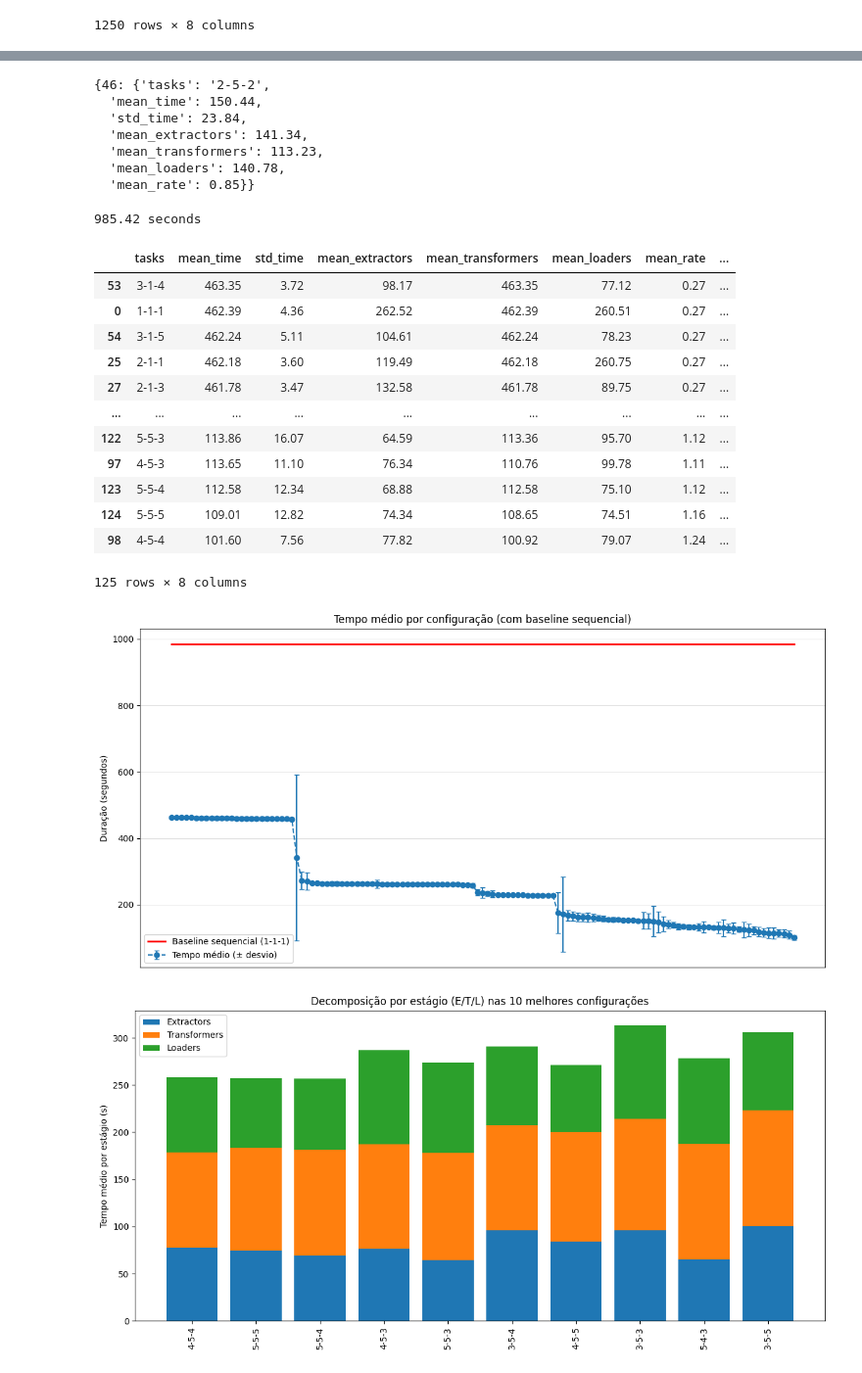
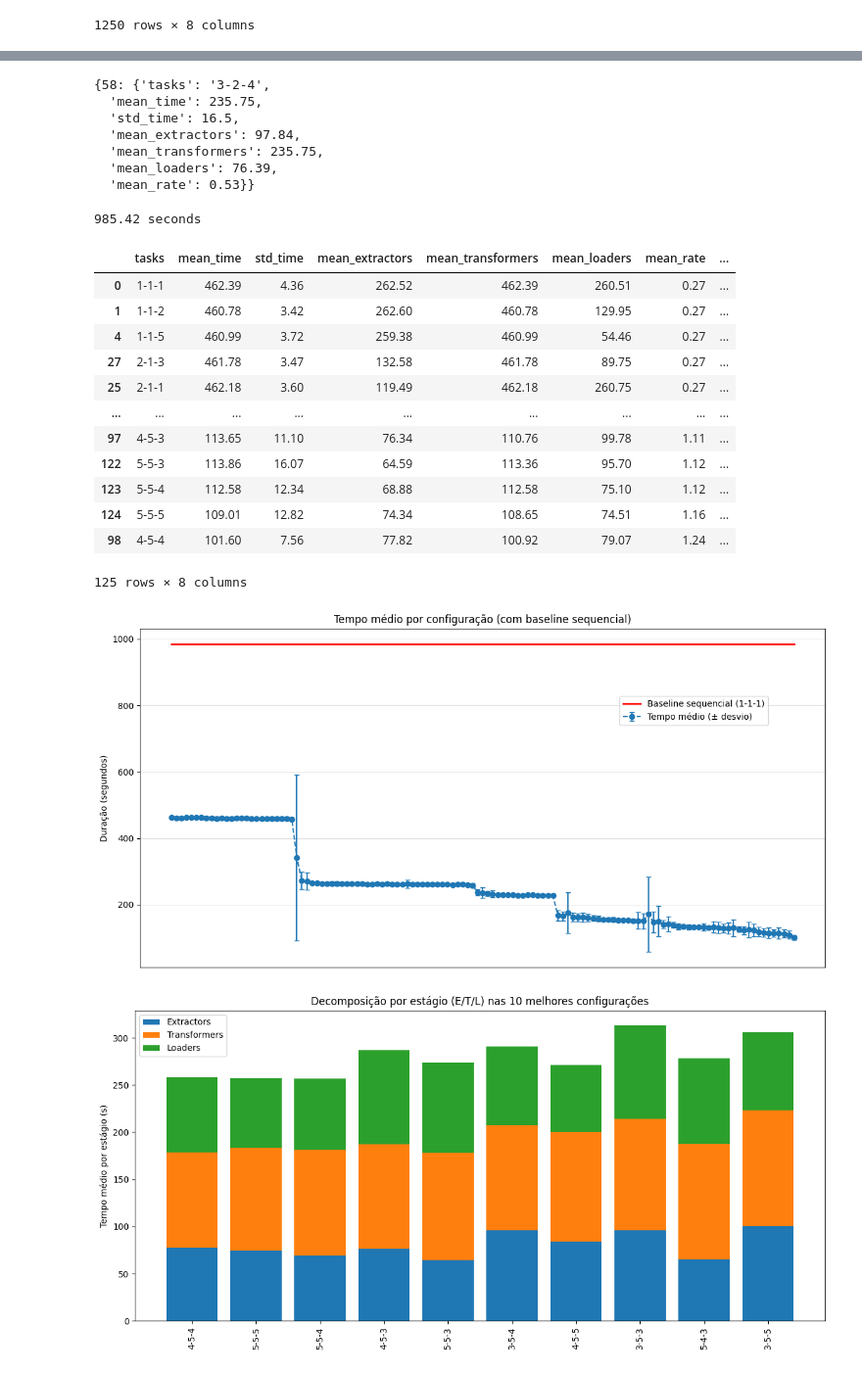
Before and after one commit to offcomputer/usp-airflow-project, a Jupyter notebook: src/notebooks/results.ipynb, the cells around one changed output, grey strips where cells are left out. Shown: that part at 98% size. Drawn from its saved outputs; the diff is of its cells as text; code cells hidden in the pictures.

```diff
--- a/src/notebooks/results.ipynb
+++ b/src/notebooks/results.ipynb
@@ -129,7 +129,7 @@ agg_result = (
         mean_rate=('batches_rate', 'mean')
     )
     .reset_index()
-    .sort_values(by='mean_time', ascending=False)
+    .sort_values(by='mean_rate')
     .round(2)
 )
 agg_result
@@ -150,13 +150,13 @@ agg_result
 # %%
 agg_result.sample(1).T.to_dict()
 # %% [output]
-{46: {'tasks': '2-5-2',
-  'mean_time': 150.44,
-  'std_time': 23.84,
-  'mean_extractors': 141.34,
-  'mean_transformers': 113.23,
-  'mean_loaders': 140.78,
-  'mean_rate': 0.85}}
+{58: {'tasks': '3-2-4',
+  'mean_time': 235.75,
+  'std_time': 16.5,
+  'mean_extractors': 97.84,
+  'mean_transformers': 235.75,
+  'mean_loaders': 76.39,
+  'mean_rate': 0.53}}
 # %%
 df_111 = agg_result.copy()[agg_result['tasks'] == '1-1-1']
 cols = ['mean_extractors', 'mean_transformers', 'mean_loaders']
@@ -167,14 +167,14 @@ agg_result
 # %% [output]
 985.42 seconds
 |  | tasks | mean_time | std_time | mean_extractors | mean_transformers | mean_loaders | mean_rate | ... |
-| 53 | 3-1-4 | 463.35 | 3.72 | 98.17 | 463.35 | 77.12 | 0.27 | ... |
 | 0 | 1-1-1 | 462.39 | 4.36 | 262.52 | 462.39 | 260.51 | 0.27 | ... |
-| 54 | 3-1-5 | 462.24 | 5.11 | 104.61 | 462.24 | 78.23 | 0.27 | ... |
+| 1 | 1-1-2 | 460.78 | 3.42 | 262.60 | 460.78 | 129.95 | 0.27 | ... |
+| 4 | 1-1-5 | 460.99 | 3.72 | 259.38 | 460.99 | 54.46 | 0.27 | ... |
+| 27 | 2-1-3 | 461.78 | 3.47 | 132.58 | 461.78 | 89.75 | 0.27 | ... |
 | 25 | 2-1-1 | 462.18 | 3.60 | 119.49 | 462.18 | 260.75 | 0.27 | ... |
-| 27 | 2-1-3 | 461.78 | 3.47 | 132.58 | 461.78 | 89.75 | 0.27 | ... |
 | ... | ... | ... | ... | ... | ... | ... | ... | ... |
+| 97 | 4-5-3 | 113.65 | 11.10 | 76.34 | 110.76 | 99.78 | 1.11 | ... |
 | 122 | 5-5-3 | 113.86 | 16.07 | 64.59 | 113.36 | 95.70 | 1.12 | ... |
-| 97 | 4-5-3 | 113.65 | 11.10 | 76.34 | 110.76 | 99.78 | 1.11 | ... |
 | 123 | 5-5-4 | 112.58 | 12.34 | 68.88 | 112.58 | 75.10 | 1.12 | ... |
 | 124 | 5-5-5 | 109.01 | 12.82 | 74.34 | 108.65 | 74.51 | 1.16 | ... |
 | 98 | 4-5-4 | 101.60 | 7.56 | 77.82 | 100.92 | 79.07 | 1.24 | ... |
@@ -182,31 +182,35 @@ agg_result
 # %%
 plt.figure(figsize=(12, 6))
 plt.errorbar(
     np.arange(len(agg_result)),
     agg_result["mean_time"],
     yerr=agg_result["std_time"],
     fmt="o--",
     capsize=3,
     label="Tempo médio (± desvio)"
 )
 
 plt.plot(
     np.arange(len(agg_result)),
     agg_result["sequential_time"],
     linewidth=2,
     color="red",
     label="Baseline sequencial (1-1-1)"
 )
 
 plt.xticks([])
 plt.ylabel("Duração (segundos)")
 plt.title("Tempo médio por configuração (com baseline sequencial)")
-plt.legend()
+plt.legend(
+    loc="upper left",
+    bbox_to_anchor=(.7, .8),
+    borderaxespad=0
+)
 plt.tight_layout()
 plt.grid(color="lightgray", linewidth=0.5, axis="y")
 plt.show()
 # %% [output]
-[figure, old version]
+[figure, new version]
 # %%
 N = 10
 best = agg_result.nsmallest(N, "mean_time").copy().reset_index(drop=True)
```
Also changed, not shown: parts of 5 cells of this notebook.
